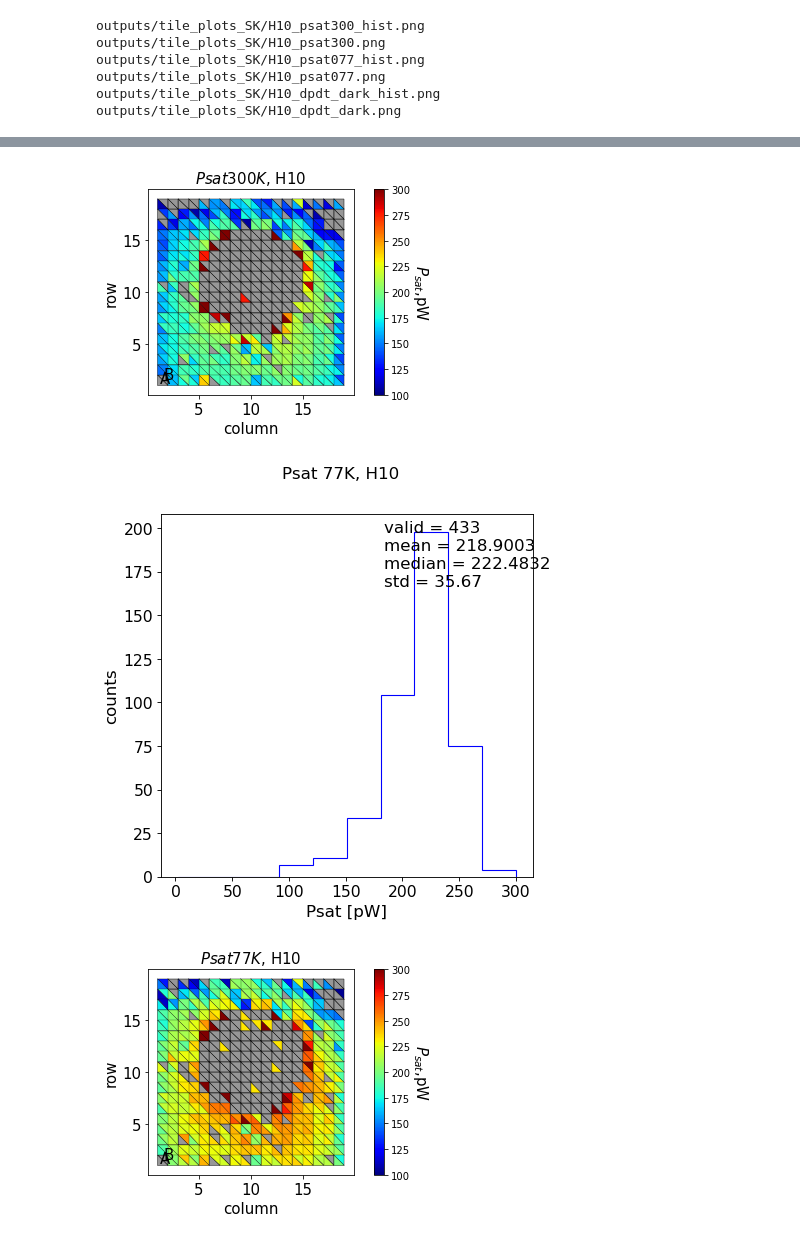
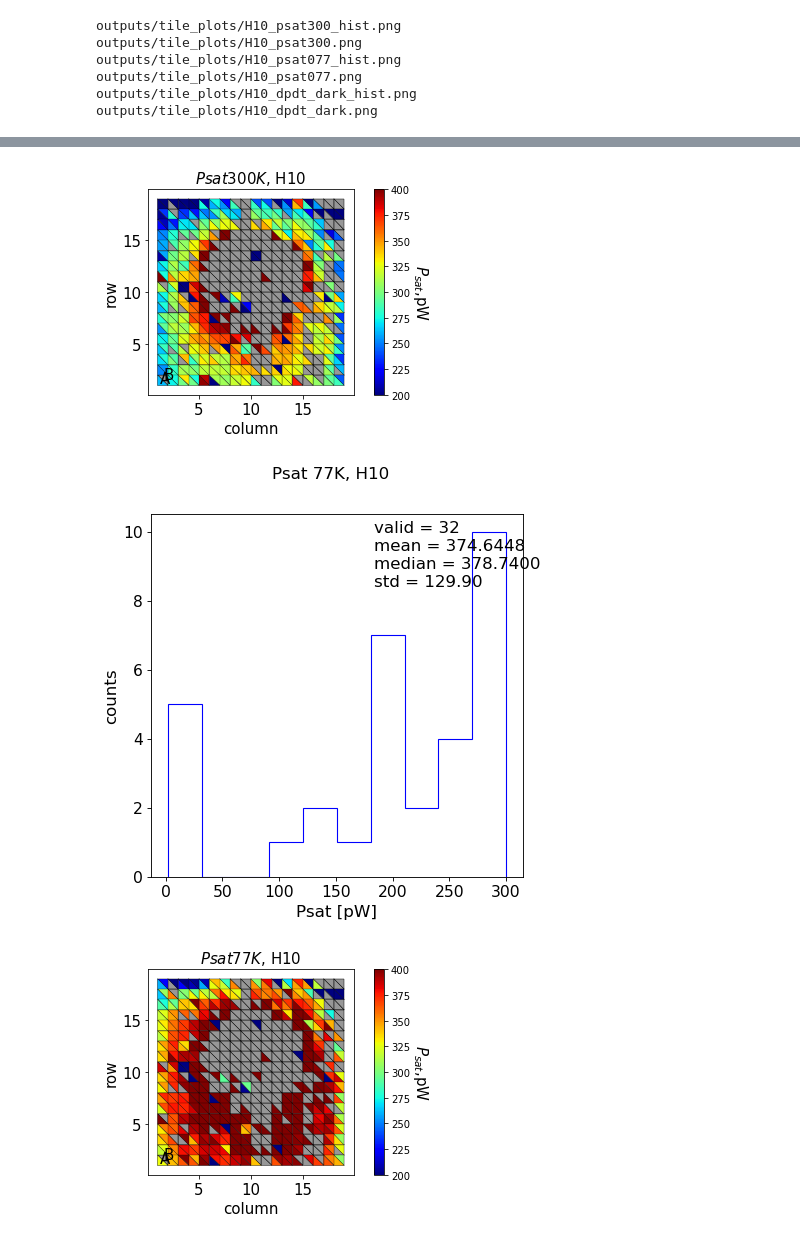
Before and after one commit to yukanak/oe_analysis, a Jupyter notebook: tile_plots.ipynb, the cells around one changed output, grey strips where cells are left out. Cells and saved outputs as stored; diff of their text form; code cells hidden in the pictures.

```diff
--- a/tile_plots.ipynb
+++ b/tile_plots.ipynb
@@ -10,24 +10,25 @@ import shutil
 # inputs
 
 module = 'H10'
-#date = '20240416'
-#run = '%s_BA4_H10'%date
-#im = 1
-date = '20230822'
-run = '%s_SK_H10'%date
-im = 0
+date = '20240416'
+run = '%s_BA4_H10'%date
+im = 1
+#date = '20230822'
+#run = '%s_SK_H10'%date
+#im = 0
 inpath = 'outputs/'
-#fn = 'dpdt_results.txt'
-fn = 'dpdt_results_sk.txt'
+fn = 'dpdt_results.txt'
+#fn = 'dpdt_results_sk.txt'
 
 cmap = 'jet'
-#testbed = 'BA'
-testbed = 'SK'
+testbed = 'BA'
+#testbed = 'SK'
 infile = inpath + fn
 d = pickle.load(open(infile,'rb'),encoding='latin1')
 
 # output
-outpath = inpath+"tile_plots_SK/"
+#outpath = inpath+"tile_plots_SK/"
+outpath = inpath+"tile_plots/"
 if not os.path.isdir(outpath):
     os.makedirs(outpath)
 
@@ -137,8 +138,8 @@ hist.plot_1Dhist((psat300[0:16,:]), outpath, '%s_psat300_hist'%module,
 		binrange=[2, 300])
 
 tri.triange_mapping_single(psat300, itile = 0,
-			vmin = 100,
-			vmax = 300,
+			vmin = 200,
+			vmax = 400,
 			vari = r'$P_{sat}$',
 			unit = r'pW',
 			outpath = outpath + '%s_psat300.png'%module,
@@ -154,8 +155,8 @@ hist.plot_1Dhist((psat077[0:16,:]), outpath, '%s_psat077_hist'%module,
 		binrange=[2, 300])
 
 tri.triange_mapping_single(psat077, itile = 0,
-			vmin = 100,
-			vmax = 300,
+			vmin = 200,
+			vmax = 400,
 			vari = r'$P_{sat}$',
 			unit = r'pW',
 			outpath = outpath + '%s_psat077.png'%module,
@@ -187,9 +188,9 @@ tri.triange_mapping_single(dpdt_dark, itile = 0,
                         maintitle= r'dP/dT Dark Only, %s'%module,
                         cmap = cmap)
 # %% [output]
-outputs/tile_plots_SK/H10_psat300_hist.png
-outputs/tile_plots_SK/H10_psat300.png
-outputs/tile_plots_SK/H10_psat077_hist.png
-outputs/tile_plots_SK/H10_psat077.png
-outputs/tile_plots_SK/H10_dpdt_dark_hist.png
-outputs/tile_plots_SK/H10_dpdt_dark.png
+outputs/tile_plots/H10_psat300_hist.png
+outputs/tile_plots/H10_psat300.png
+outputs/tile_plots/H10_psat077_hist.png
+outputs/tile_plots/H10_psat077.png
+outputs/tile_plots/H10_dpdt_dark_hist.png
+outputs/tile_plots/H10_dpdt_dark.png
@@ -197,3 +198,3 @@ outputs/tile_plots_SK/H10_dpdt_dark.png
-[figure, old version]
+[figure, new version]
-[figure, old version]
+[figure, new version]
-[figure, old version]
+[figure, new version]
```
Also changed, not shown: parts of 3 cells of this notebook, 1 other file.
